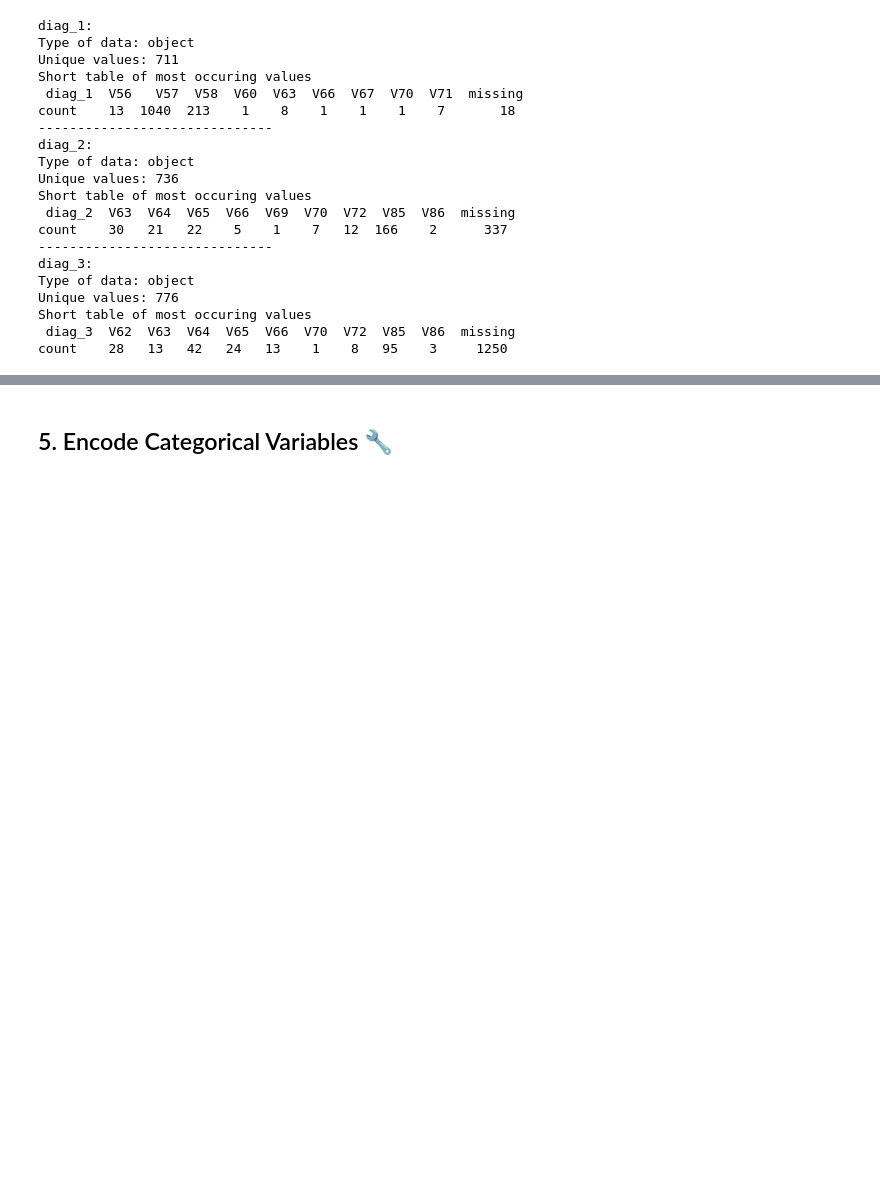
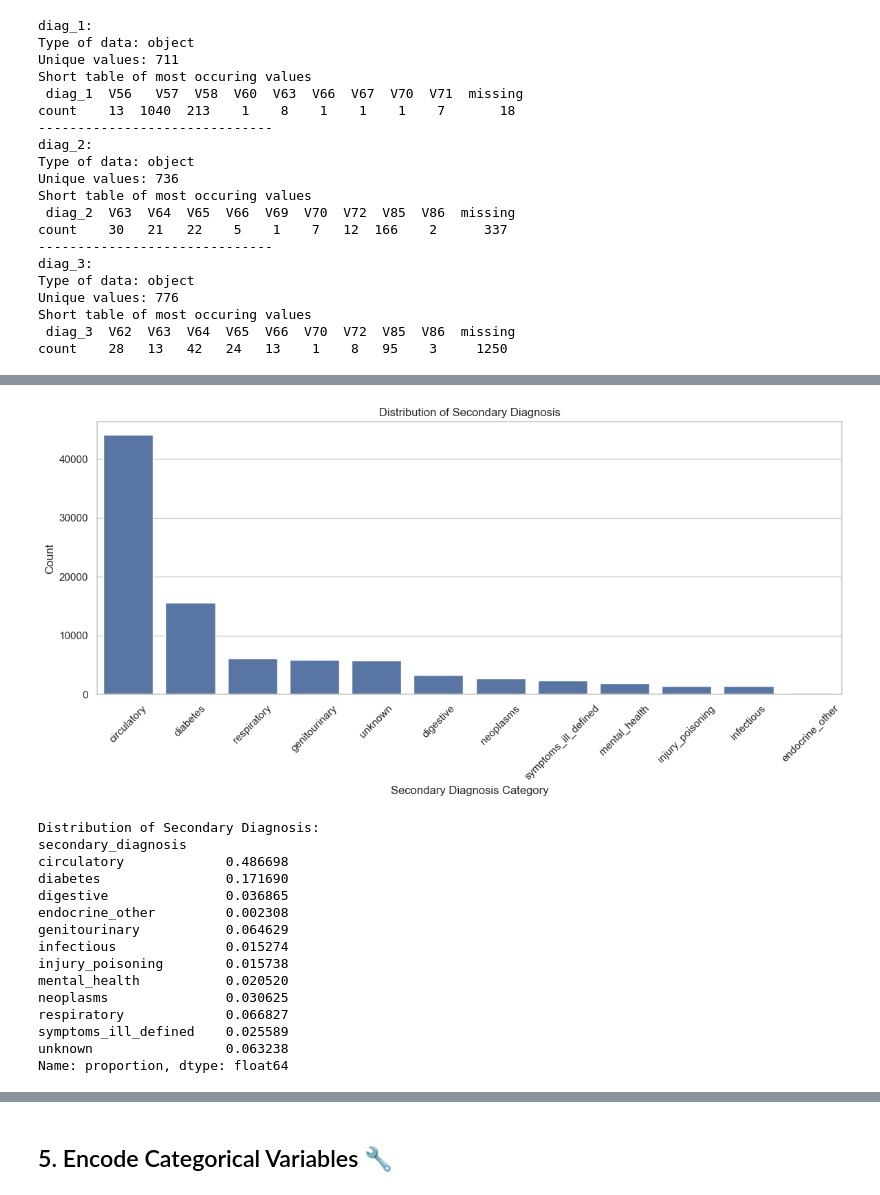
Before and after one commit to luckypantss/Diabetes-readmission-ml-pipeline, a Jupyter notebook: notebooks/02_preprocessing_and_feature_engineering.ipynb, the cells around one changed output, grey strips where cells are left out. Drawn from its saved outputs; the diff is of its cells as text; code cells hidden in the pictures; blank space fills up the shorter version.

```diff
--- a/notebooks/02_preprocessing_and_feature_engineering.ipynb
+++ b/notebooks/02_preprocessing_and_feature_engineering.ipynb
@@ -724,0 +892,59 @@ icd9_mapped_categories = [
+# %%
+severity_ranking = {
+    'circulatory': 5,
+    'diabetes': 4,
+    'neoplasms': 4,
+    'respiratory': 3,
+    'genitourinary': 3,
+    'digestive': 3,
+    'mental_health': 2,
+    'injury_poisoning': 2,
+    'infectious': 2,
+    'endocrine_other': 2,
+    'symptoms_ill_defined': 1,
+    'other': 1,
+    'unknown': 0
+}
+
+# Mapping diag_2 and diag_3 categories to severity scores
+df_engineering['severity_diag_2'] = df_engineering['diag_2_cat'].map(severity_ranking)
+df_engineering['severity_diag_3'] = df_engineering['diag_3_cat'].map(severity_ranking)
+
+# For each row, pick the diagnosis with higher severity
+df_engineering['secondary_diagnosis'] = df_engineering.apply(
+    lambda row: row['diag_2_cat']
+    if row['severity_diag_2'] >= row['severity_diag_3']
+    else row['diag_3_cat'], axis=1
+)
+
+df_engineering.drop(columns=['severity_diag_2', 'severity_diag_3'], inplace=True)
+
+# Plotting the resulting distribution of the secondary diagnosis
+plt.figure(figsize=(12, 6))
+sns.countplot(data=df_engineering, x='secondary_diagnosis', order=df_engineering['secondary_diagnosis'].value_counts().index)
+plt.title('Distribution of Secondary Diagnosis')
+plt.xticks(rotation=45)
+plt.xlabel('Secondary Diagnosis Category')
+plt.ylabel('Count')
+plt.tight_layout()
+plt.show()
+
+print('Distribution of Secondary Diagnosis:')
+print(df_engineering['secondary_diagnosis'].value_counts(normalize=True).sort_index(ascending=True).T)
+# %% [output]
+[figure, added]
+Distribution of Secondary Diagnosis:
+secondary_diagnosis
+circulatory             0.486698
+diabetes                0.171690
+digestive               0.036865
+endocrine_other         0.002308
+genitourinary           0.064629
+infectious              0.015274
+injury_poisoning        0.015738
+mental_health           0.020520
+neoplasms               0.030625
+respiratory             0.066827
+symptoms_ill_defined    0.025589
+unknown                 0.063238
+Name: proportion, dtype: float64
```
Also changed, not shown: parts of 12 cells of this notebook.
